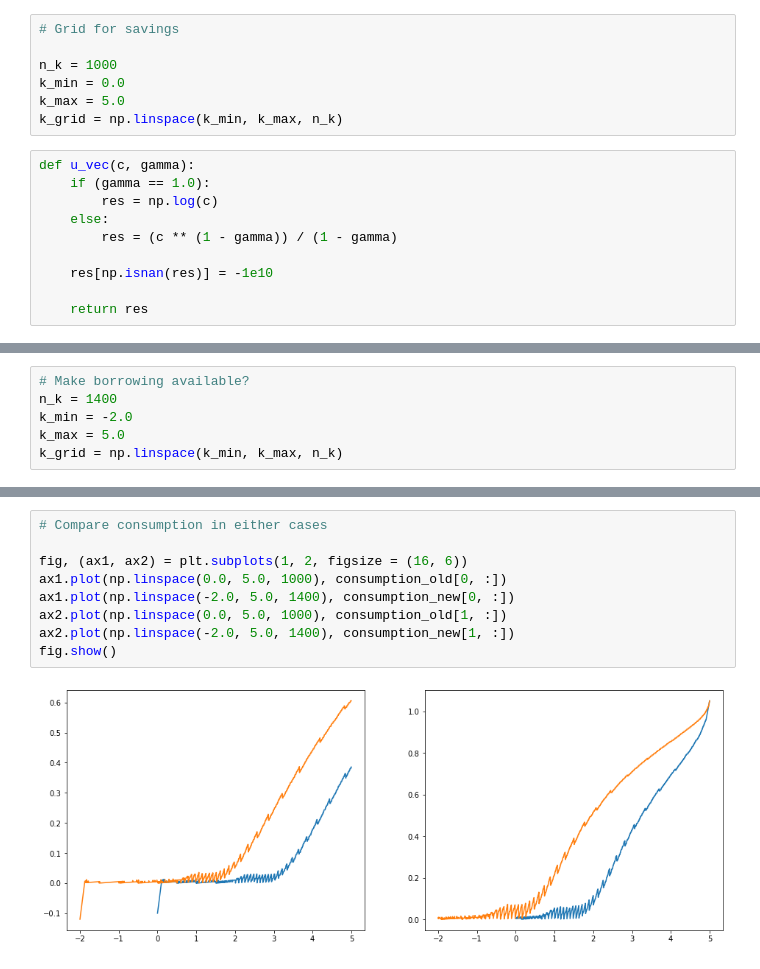
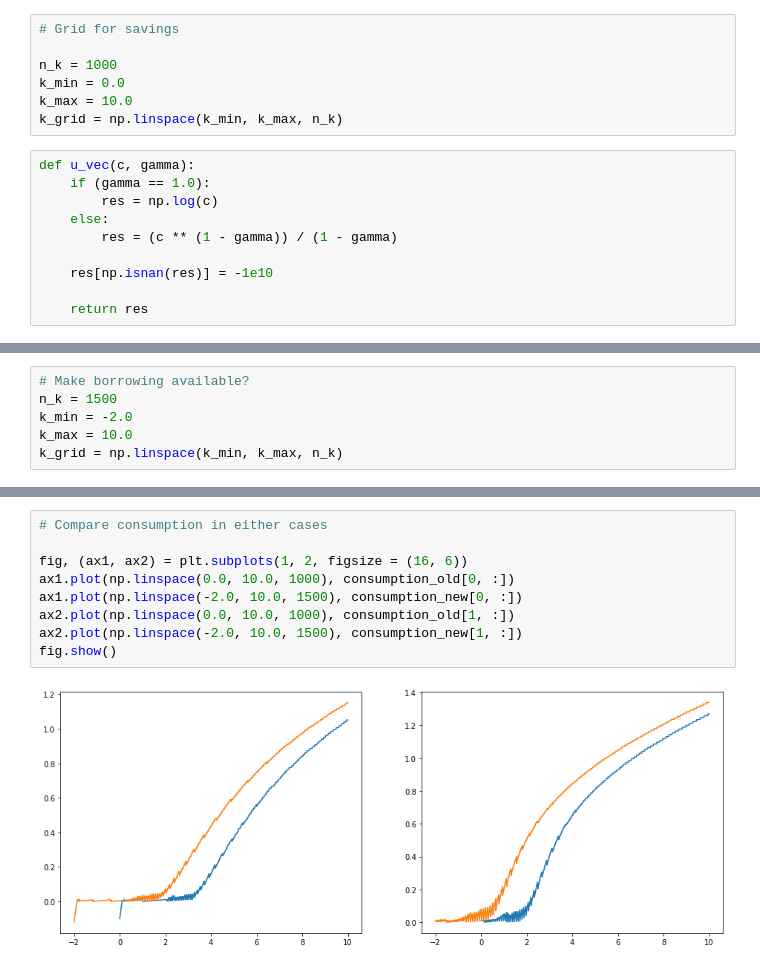
Before and after one commit to wupeifan/ECON_407_Fall2020, a Jupyter notebook: Notebooks/BorrowingConstraint.ipynb, the cells around one changed output, grey strips where cells are left out. Drawn from its saved outputs; the diff is of its cells as text.

```diff
--- a/Notebooks/BorrowingConstraint.ipynb
+++ b/Notebooks/BorrowingConstraint.ipynb
@@ -21,7 +21,7 @@ Pi = np.array([[0.6, 0.4], [0.05, 0.95]])
 
 n_k = 1000
 k_min = 0.0
-k_max = 5.0
+k_max = 10.0
 k_grid = np.linspace(k_min, k_max, n_k)
 # %%
 def u_vec(c, gamma):
@@ -72,8 +79,8 @@ plt.show()
 # %%
 # Make borrowing available?
-n_k = 1400
+n_k = 1500
 k_min = -2.0
-k_max = 5.0
+k_max = 10.0
 k_grid = np.linspace(k_min, k_max, n_k)
 # %%
 %%time
@@ -114,11 +128,11 @@ plt.show()
 # %%
 # Compare consumption in either cases
 
 fig, (ax1, ax2) = plt.subplots(1, 2, figsize = (16, 6))
-ax1.plot(np.linspace(0.0, 5.0, 1000), consumption_old[0, :])
-ax1.plot(np.linspace(-2.0, 5.0, 1400), consumption_new[0, :])
-ax2.plot(np.linspace(0.0, 5.0, 1000), consumption_old[1, :])
-ax2.plot(np.linspace(-2.0, 5.0, 1400), consumption_new[1, :])
+ax1.plot(np.linspace(0.0, 10.0, 1000), consumption_old[0, :])
+ax1.plot(np.linspace(-2.0, 10.0, 1500), consumption_new[0, :])
+ax2.plot(np.linspace(0.0, 10.0, 1000), consumption_old[1, :])
+ax2.plot(np.linspace(-2.0, 10.0, 1500), consumption_new[1, :])
 fig.show()
 # %% [output]
-[figure, old version]
+[figure, new version]
```
Also changed, not shown: parts of 6 cells of this notebook.
